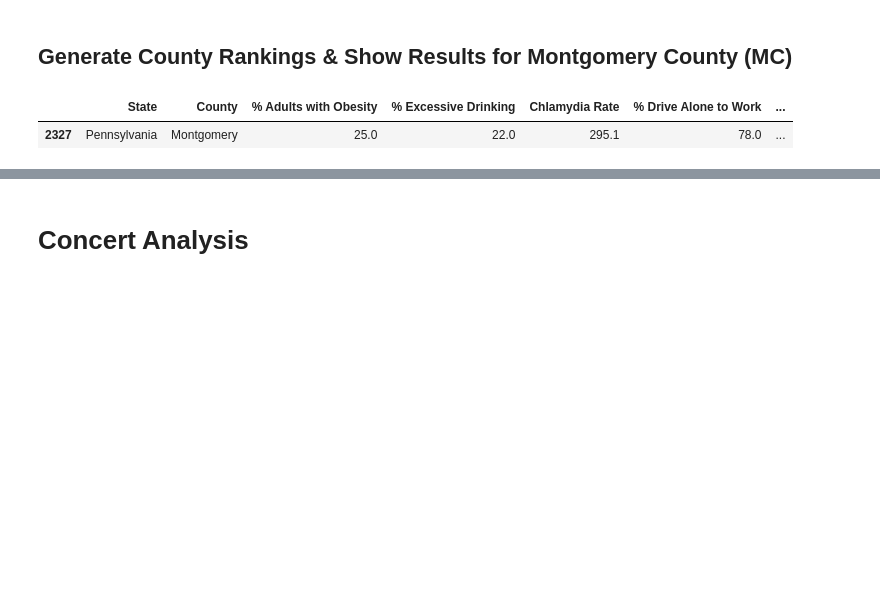
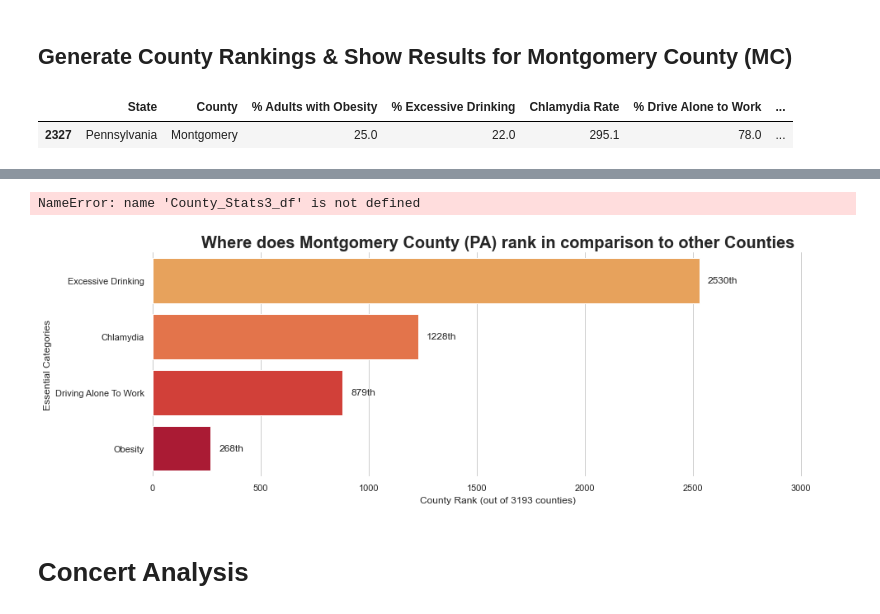
Before and after one commit to ClodettaV/Team_challenge_1, a Jupyter notebook: Dans_Part.ipynb, the cells around one changed output, grey strips where cells are left out. Saved outputs shown, nothing was run; the diff lists cells and outputs as text; code cells hidden in the pictures; blank space fills up the shorter version.

```diff
--- a/Dans_Part.ipynb
+++ b/Dans_Part.ipynb
@@ -62,17 +66,18 @@ County_Stats_df.head()
 # %% [markdown]
 ## How many Counties in US?
 # %%
-len(County_Stats_df)
+No_Counties=len(County_Stats_df)
+No_Counties
 # %% [output]
 3193
 # %% [markdown]
 ## Generate County Rankings & Show Results for Montgomery County (MC)
 # %%
 # Create rank columns for the 4 statistics
-County_Stats_df['Obesity_Rank'] = County_Stats_df['% Adults with Obesity'].rank()
-County_Stats_df['Excessive_Drinking_Rank'] = County_Stats_df['% Excessive Drinking'].rank()
-County_Stats_df['Chlamydia_Rank'] = County_Stats_df['Chlamydia Rate'].rank()
-County_Stats_df['Driving_Alone_Rank'] = County_Stats_df['% Drive Alone to Work'].rank()
+County_Stats_df['Obesity'] = County_Stats_df['% Adults with Obesity'].rank()
+County_Stats_df['Excessive Drinking'] = County_Stats_df['% Excessive Drinking'].rank()
+County_Stats_df['Chlamydia'] = County_Stats_df['Chlamydia Rate'].rank()
+County_Stats_df['Driving Alone To Work'] = County_Stats_df['% Drive Alone to Work'].rank()
 
 # Narrow down the data frame to only Montgomery County in Pennsylvania
 County_Stats_df=County_Stats_df.loc[County_Stats_df["State"]=="Pennsylvania"]
@@ -81,3 +86,11 @@ County_Stats_df
 # %% [output]
 |  | State | County | % Adults with Obesity | % Excessive Drinking | Chlamydia Rate | % Drive Alone to Work | ... |
 | 2327 | Pennsylvania | Montgomery | 25.0 | 22.0 | 295.1 | 78.0 | ... |
+# %%
+MC_Stats_df=County_Stats_df[["Obesity","Excessive Drinking","Chlamydia","Driving Alone To Work"]]
+MC_Stats_df=MC_Stats_df.T
+MC_Stats_df["Metric"]=MC_Stats_df.index
+MC_Stats_df=MC_Stats_df.rename(columns={2327: "Rank"})
+
+MC_Stats_df=MC_Stats_df.sort_values("Rank", ascending=False)
+MC_Stats_df
@@ -84,3 +103,49 @@ County_Stats_df
+# %%
+County_Stats3_df["Metric"]=County_Stats3_df.index
+County_Stats3_df=County_Stats3_df.rename(columns={2327: "Rank"})
+
+County_Stats3_df=County_Stats3_df.sort_values("Rank", ascending=False)
+County_Stats3_df
+# %% [output]
+NameError: name 'County_Stats3_df' is not defined
+# %%
+import seaborn as sns
+import matplotlib.pyplot as plt
+sns.set_theme(style="whitegrid")
+
+# Initialize the matplotlib figure
+f, ax = plt.subplots(figsize=(15, 5))
+
+# Load the example car crash dataset
+pal = sns.color_palette("YlOrRd", len("Metric"))
+rank = MC_Stats_df["Rank"].argsort().argsort()
+
+# Plot the total crashes
+sns.set_color_codes("pastel")
+g=sns.barplot(x="Rank", y="Metric", data=MC_Stats_df,label="Rank",palette=np.array(pal[::-1])[rank])
+
+
+
+# Add a legend and informative axis label
+#ax.legend(ncol=2, loc="lower right", frameon=True)
+ax.set(
+    xlim=(0,No_Counties),
+    ylabel="Essential Categories",
+    xlabel=f"County Rank (out of {No_Counties} counties)")
+sns.despine(left=True, bottom=True)
+ax.set_title('Where does Montgomery County (PA) rank in comparison to other Counties',
+             fontdict ={
+                 'fontsize': 20,
+                 'fontweight' : 'bold'
+                         })
+
+
+#g=sns.barplot(x='day',y='tip',data=County_Stats3_df, palette=np.array(pal[::-1])[rank])
+
+plt.bar_label(g.containers[0],fmt='%ith', label_type='edge', padding=10)
+plt.show()
+# %% [output]
+[figure, added]
 # %% [markdown]
 # Concert Analysis
 # %%
```
Also changed, not shown: parts of 20 cells of this notebook, 1 other file.
